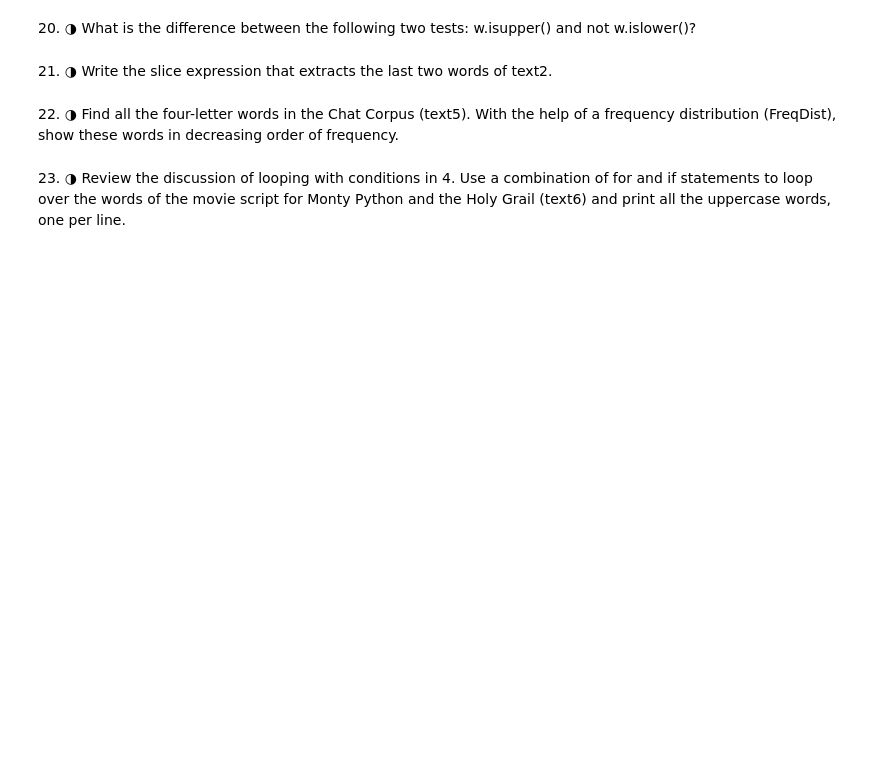
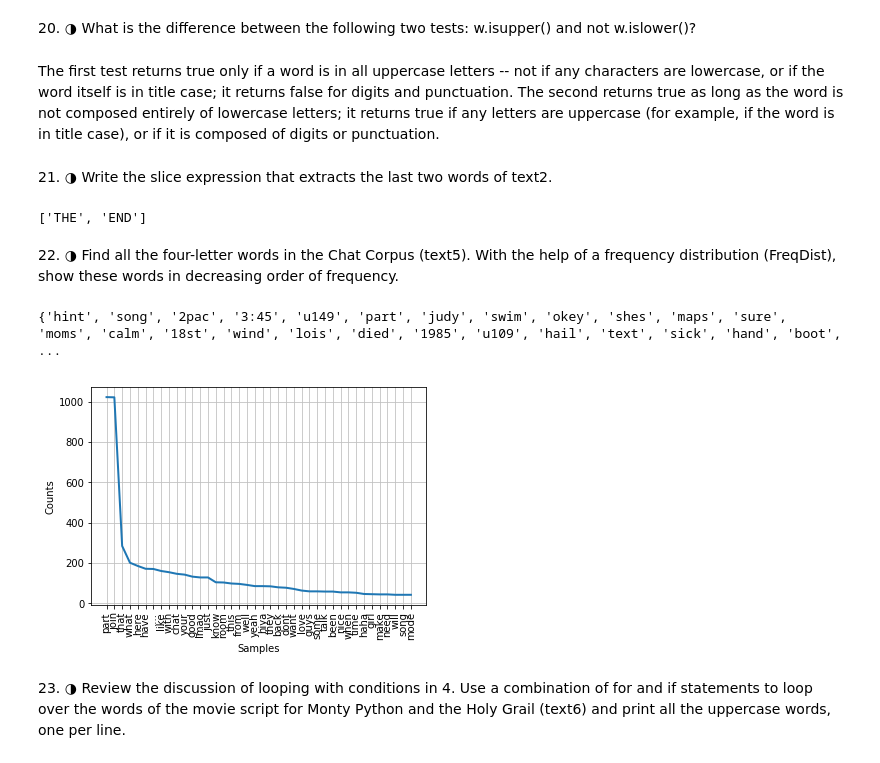
Before and after one commit to paulbroyles/nltk_exercises_practice, a Jupyter notebook: nltk_ch1.ipynb, the cells around one changed output. Drawn from its saved outputs; the diff is of its cells as text; code cells hidden in the pictures; blank space fills up the shorter version.

```diff
--- a/nltk_ch1.ipynb
+++ b/nltk_ch1.ipynb
@@ -63,8 +345,24 @@ from nltk.book import *
 # %% [markdown]
 20\. ◑ What is the difference between the following two tests: w.isupper() and not w.islower()?
+# %% [markdown]
+The first test returns true only if a word is in all uppercase letters -- not if any characters are lowercase, or if the word itself is in title case; it returns false for digits and punctuation. The second returns true as long as the word is not composed entirely of lowercase letters; it returns true if any letters are uppercase (for example, if the word is in title case), or if it is composed of digits or punctuation.
 # %% [markdown]
 21\. ◑ Write the slice expression that extracts the last two words of text2.
+# %%
+text2[-2:]
+# %% [output]
+['THE', 'END']
 # %% [markdown]
 22\. ◑ Find all the four-letter words in the Chat Corpus (text5). With the help of a frequency distribution (FreqDist), show these words in decreasing order of frequency.
+# %%
+four_let = [w.lower() for w in text5 if len(w) == 4]
+print(set(four_let), end=' ')
+# %% [output]
+{'hint', 'song', '2pac', '3:45', 'u149', 'part', 'judy', 'swim', 'okey', 'shes', 'maps', 'sure', 'moms', 'calm', '18st', 'wind', 'lois', 'died', '1985', 'u109', 'hail', 'text', 'sick', 'hand', 'boot', ...
+# %%
+four_dist = FreqDist(four_let)
+four_dist.plot(40)
+# %% [output]
+[figure, added]
 # %% [markdown]
 23\. ◑ Review the discussion of looping with conditions in 4. Use a combination of for and if statements to loop over the words of the movie script for Monty Python and the Holy Grail (text6) and print all the uppercase words, one per line.
```
Also changed, not shown: parts of 61 cells of this notebook.
